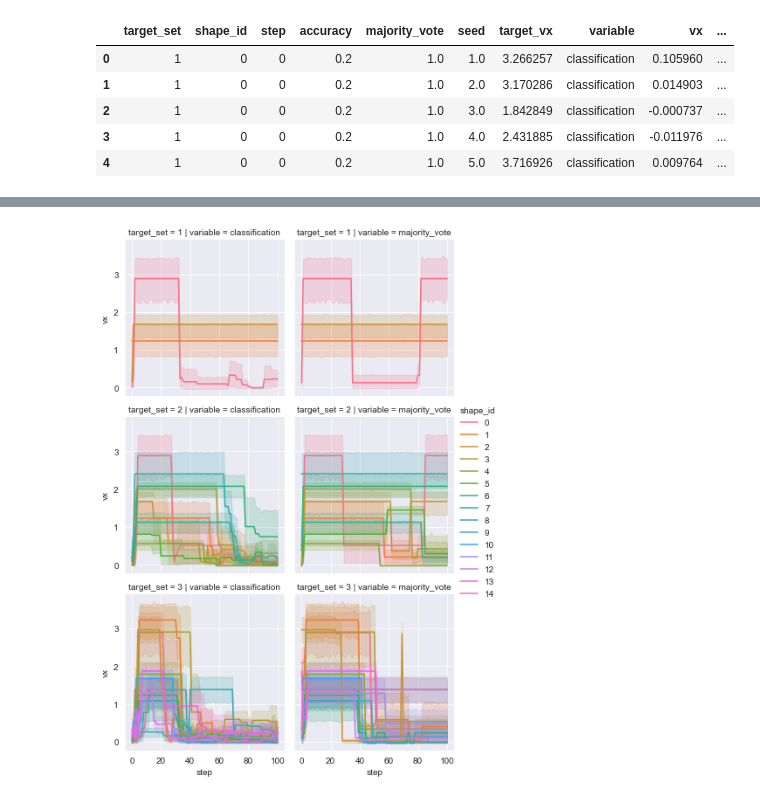
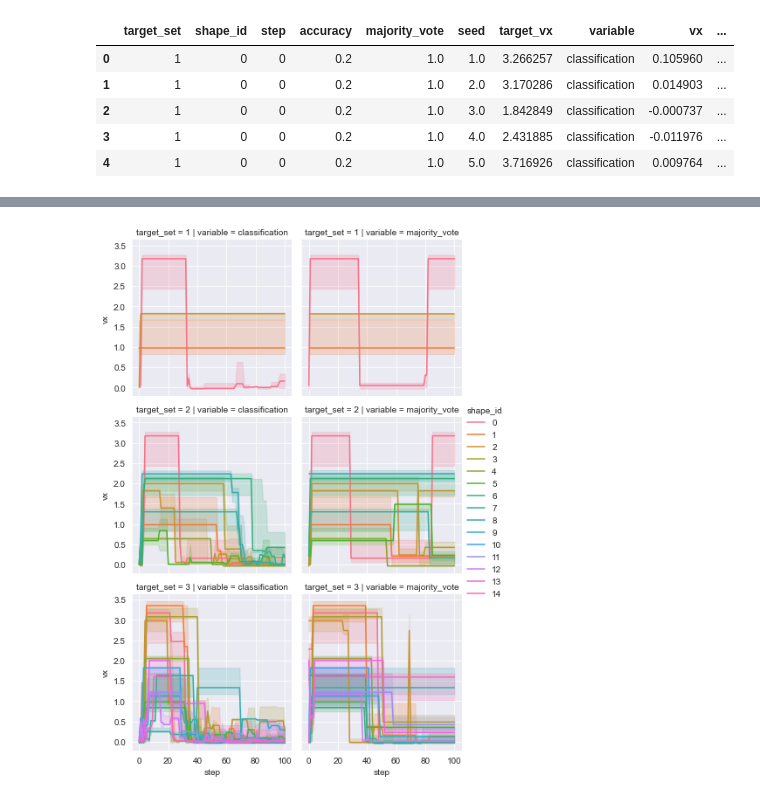
Before and after one commit to giorgia-nadizar/nca-vsr-classification, a Jupyter notebook: vsrs/performance_analysis.ipynb, the cells around one changed output, grey strips where cells are left out. Drawn from its saved outputs; the diff is of its cells as text; code cells hidden in the pictures.

```diff
--- a/vsrs/performance_analysis.ipynb
+++ b/vsrs/performance_analysis.ipynb
@@ -100,7 +109,7 @@ class_df_long.head()
 # %%
-g = sns.FacetGrid(class_df_long, row="target_set", col="variable", hue="shape_id")
-g.map_dataframe(sns.lineplot, x="step", y="vx")
+g = sns.FacetGrid(class_df_long[class_df_long.target_set != 4], row="target_set", col="variable", hue="shape_id")
+g.map_dataframe(sns.lineplot, x="step", y="vx", estimator="median", errorbar=("pi", 50))
 g.add_legend()
 plt.show()
 # %% [output]
-[figure, old version]
+[figure, new version]
```
Also changed, not shown: parts of 10 cells of this notebook, 1 other file.
